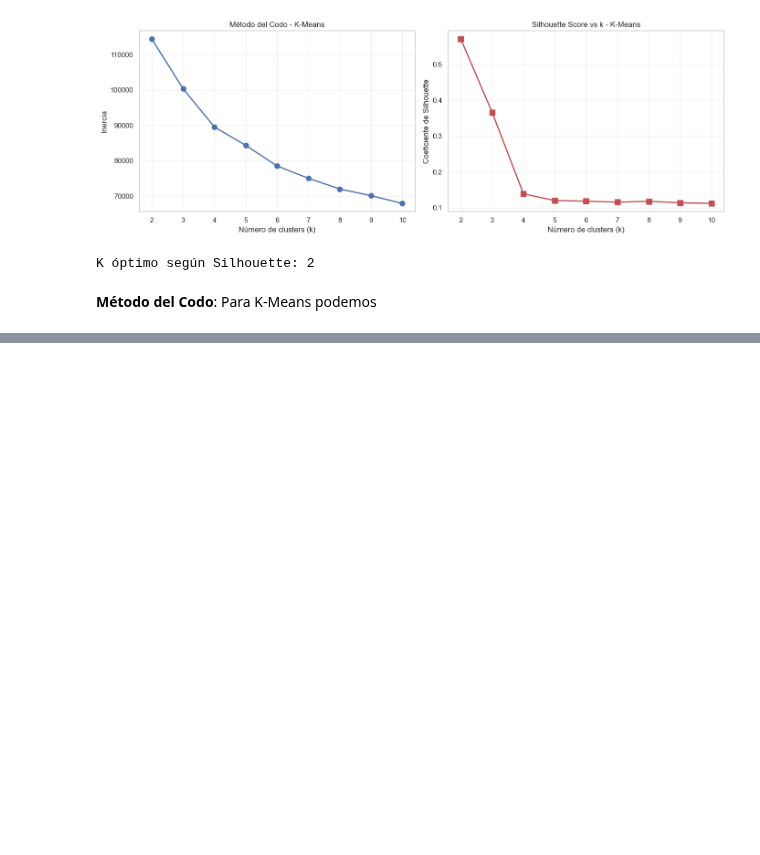
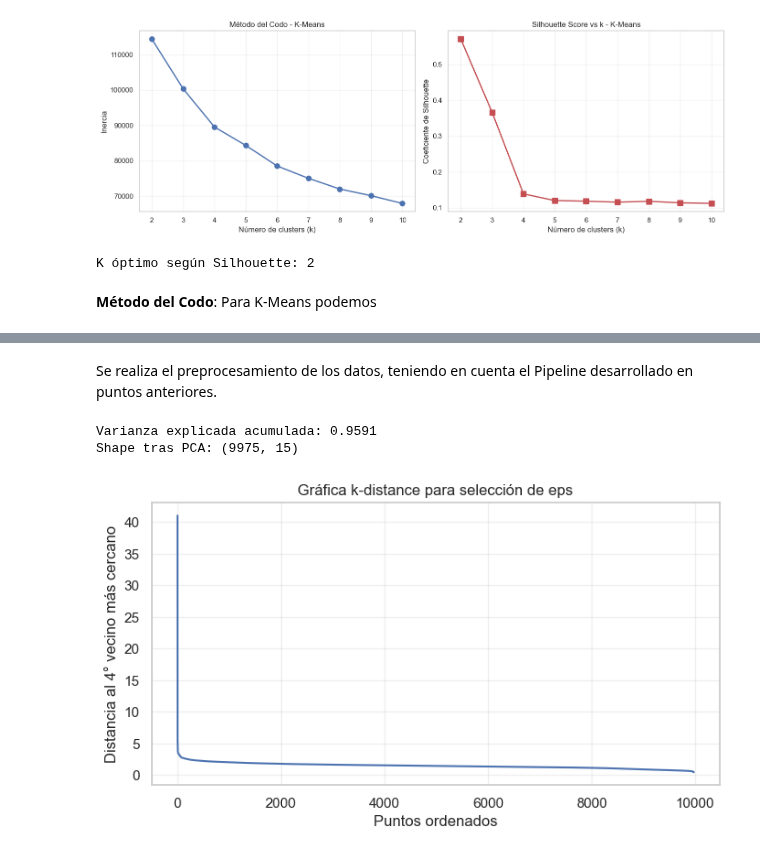
Before and after one commit to estefania-garcia/L4-Tarea-de-Agrupacion, a Jupyter notebook: Laboratorio 4.ipynb, the cells around one changed output, grey strips where cells are left out. Drawn from its saved outputs; the diff is of its cells as text; code cells hidden in the pictures; blank space fills up the shorter version.

Commit message:
DBSCAN

```diff
--- a/Laboratorio 4.ipynb
+++ b/Laboratorio 4.ipynb
@@ -250,14 +254,14 @@ nav_ordinal = Pipeline(steps=[
     ('ordinal', OrdinalEncoder(handle_unknown = 'use_encoded_value', unknown_value = -1))
 ])
 
-preprocesador_K = ColumnTransformer(
+preprocesador = ColumnTransformer(
     transformers = [
         ('num', nav_numerico, cols_numericas),
         ('cat_nom', nav_one_hot, cols_one_hot),
         ('cat_ord', nav_ordinal, cols_ordinal)
     ])
 # %%
-k_preprocesado = preprocesador_K.fit_transform(datos)
+k_preprocesado = preprocesador.fit_transform(datos)
 # %% [markdown]
 ### Construcción y Evaluación de Modelos
 # %%
@@ -308,0 +316,29 @@ K óptimo según Silhouette: 2
+# %% [markdown]
+Se realiza el preprocesamiento de los datos, teniendo en cuenta el Pipeline desarrollado en puntos anteriores.
+# %%
+dbscan_preprocesado = preprocesador.fit_transform(datos)
+
+pca_dbscan = PCA(n_components=15, random_state=42)
+dbscan_preprocesado = pca_dbscan.fit_transform(dbscan_preprocesado)
+
+print(f"Varianza explicada acumulada: {pca_dbscan.explained_variance_ratio_.sum():.4f}")
+print(f"Shape tras PCA: {dbscan_preprocesado.shape}")
+# %% [output]
+Varianza explicada acumulada: 0.9591
+Shape tras PCA: (9975, 15)
+# %%
+
+k = 4
+nbrs = NearestNeighbors(n_neighbors=k).fit(dbscan_preprocesado)
+distances, _ = nbrs.kneighbors(dbscan_preprocesado)
+distancias_k = np.sort(distances[:, k - 1])[::-1]
+
+plt.figure(figsize=(8, 4))
+plt.plot(distancias_k)
+plt.xlabel('Puntos ordenados')
+plt.ylabel(f'Distancia al {k}° vecino más cercano')
+plt.title('Gráfica k-distance para selección de eps')
+plt.grid(True, alpha=0.3)
+plt.show()
+# %% [output]
+[figure, added]
```
Also changed, not shown: parts of 11 cells of this notebook.
